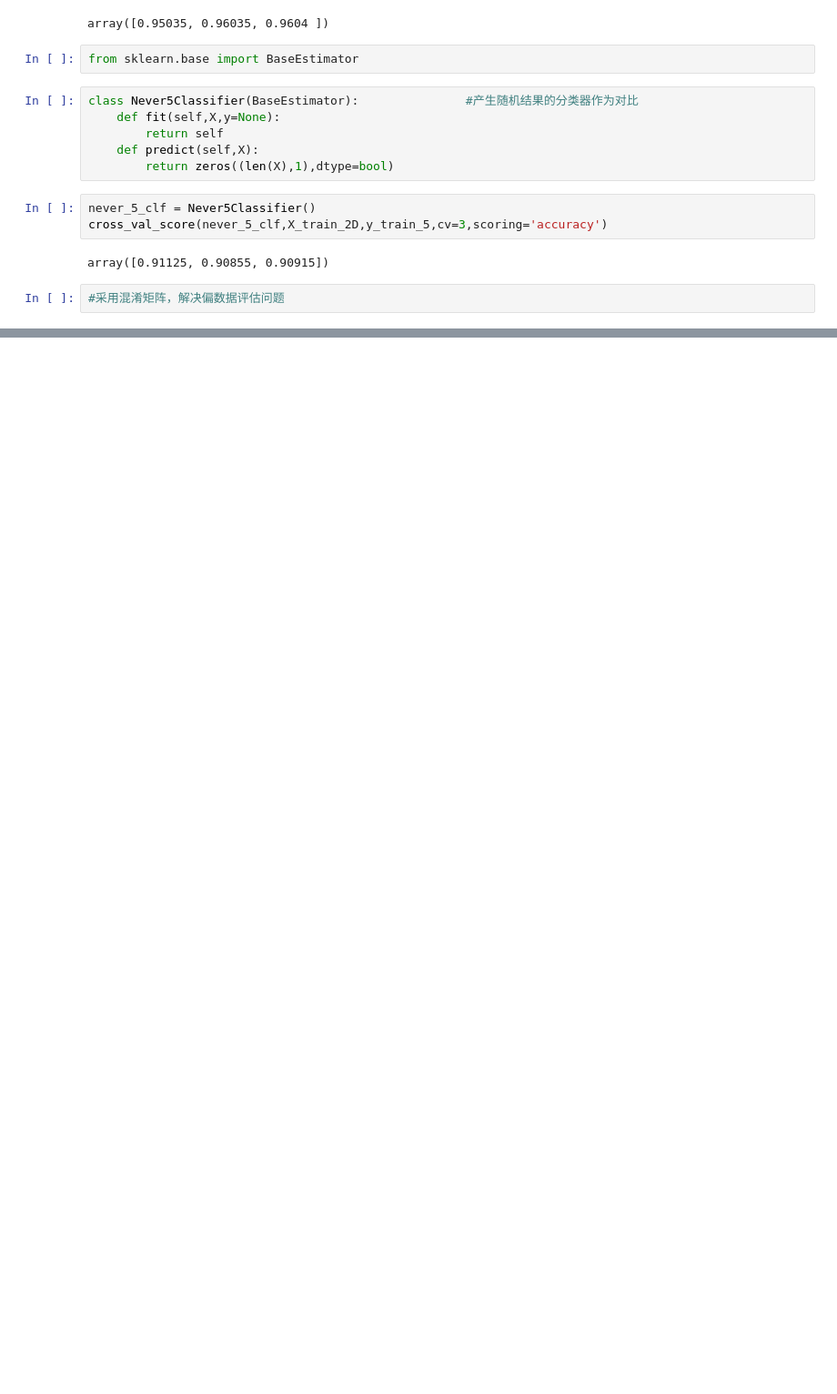
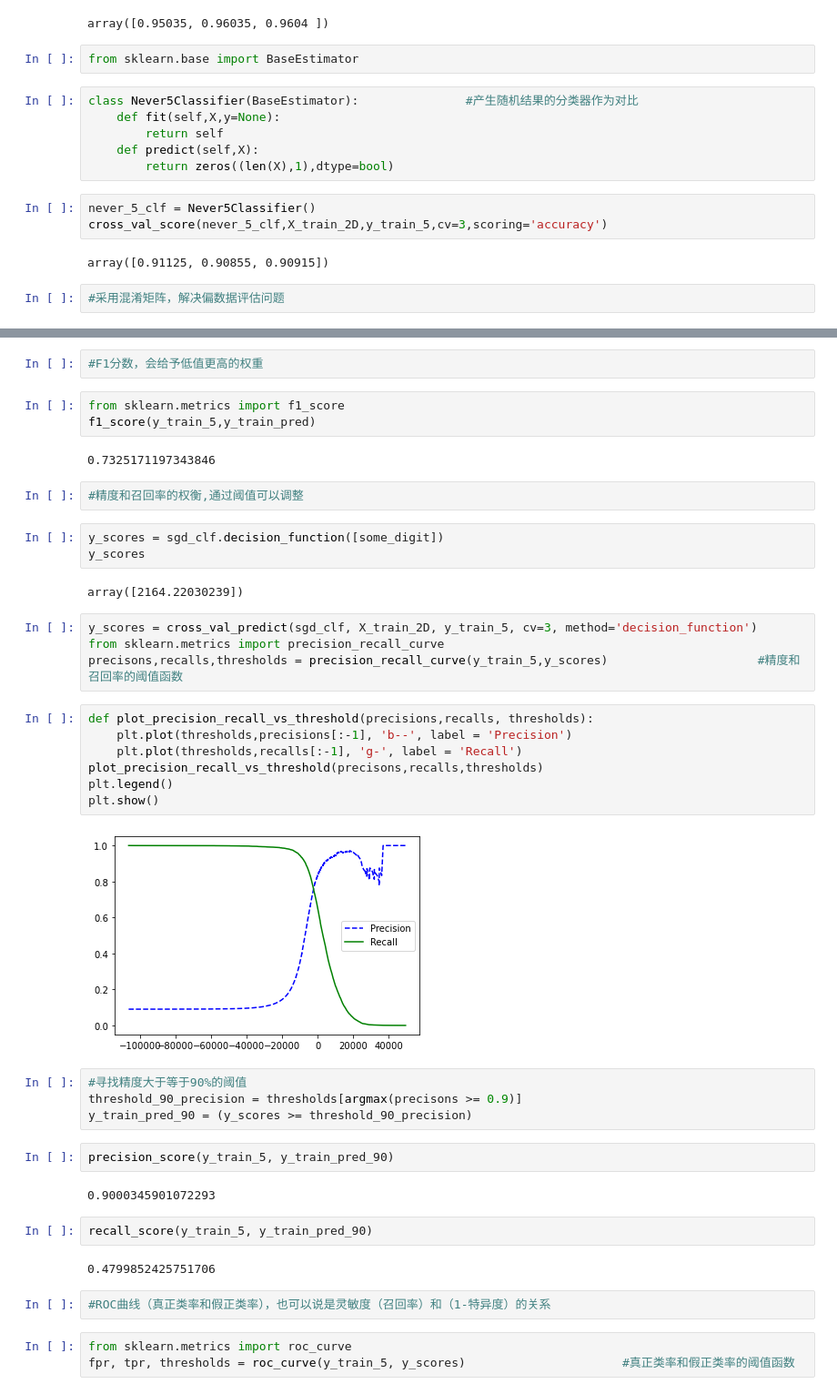
Before and after one commit to ITS-PLAY/deep_learning_algo, a Jupyter notebook: 第三章分类.ipynb, the cells around one changed output, grey strips where cells are left out. Shown: that part at 91% size. Drawn from its saved outputs; the diff is of its cells as text; blank space fills up the shorter version.

Commit message:
add confusion_matrix and PR curve and ROC_AUC curve

```diff
--- a/第三章分类.ipynb
+++ b/第三章分类.ipynb
@@ -89,0 +110,44 @@ array([0.91125, 0.90855, 0.90915])
+# %%
+#F1分数，会给予低值更高的权重
+# %%
+from sklearn.metrics import f1_score
+f1_score(y_train_5,y_train_pred)
+# %% [output]
+0.7325171197343846
+# %%
+#精度和召回率的权衡,通过阈值可以调整
+# %%
+y_scores = sgd_clf.decision_function([some_digit])
+y_scores
+# %% [output]
+array([2164.22030239])
+# %%
+y_scores = cross_val_predict(sgd_clf, X_train_2D, y_train_5, cv=3, method='decision_function')
+from sklearn.metrics import precision_recall_curve
+precisons,recalls,thresholds = precision_recall_curve(y_train_5,y_scores)                     #精度和召回率的阈值函数
+# %%
+def plot_precision_recall_vs_threshold(precisions,recalls, thresholds):
+    plt.plot(thresholds,precisions[:-1], 'b--', label = 'Precision')
+    plt.plot(thresholds,recalls[:-1], 'g-', label = 'Recall')
+plot_precision_recall_vs_threshold(precisons,recalls,thresholds)
+plt.legend()
+plt.show()
+# %% [output]
+[figure, added]
+# %%
+#寻找精度大于等于90%的阈值
+threshold_90_precision = thresholds[argmax(precisons >= 0.9)]
+y_train_pred_90 = (y_scores >= threshold_90_precision)
+# %%
+precision_score(y_train_5, y_train_pred_90)
+# %% [output]
+0.9000345901072293
+# %%
+recall_score(y_train_5, y_train_pred_90)
+# %% [output]
+0.4799852425751706
+# %%
+#ROC曲线（真正类率和假正类率），也可以说是灵敏度（召回率）和（1-特异度）的关系
+# %%
+from sklearn.metrics import roc_curve
+fpr, tpr, thresholds = roc_curve(y_train_5, y_scores)                      #真正类率和假正类率的阈值函数
```
Also changed, not shown: parts of 11 cells of this notebook.
